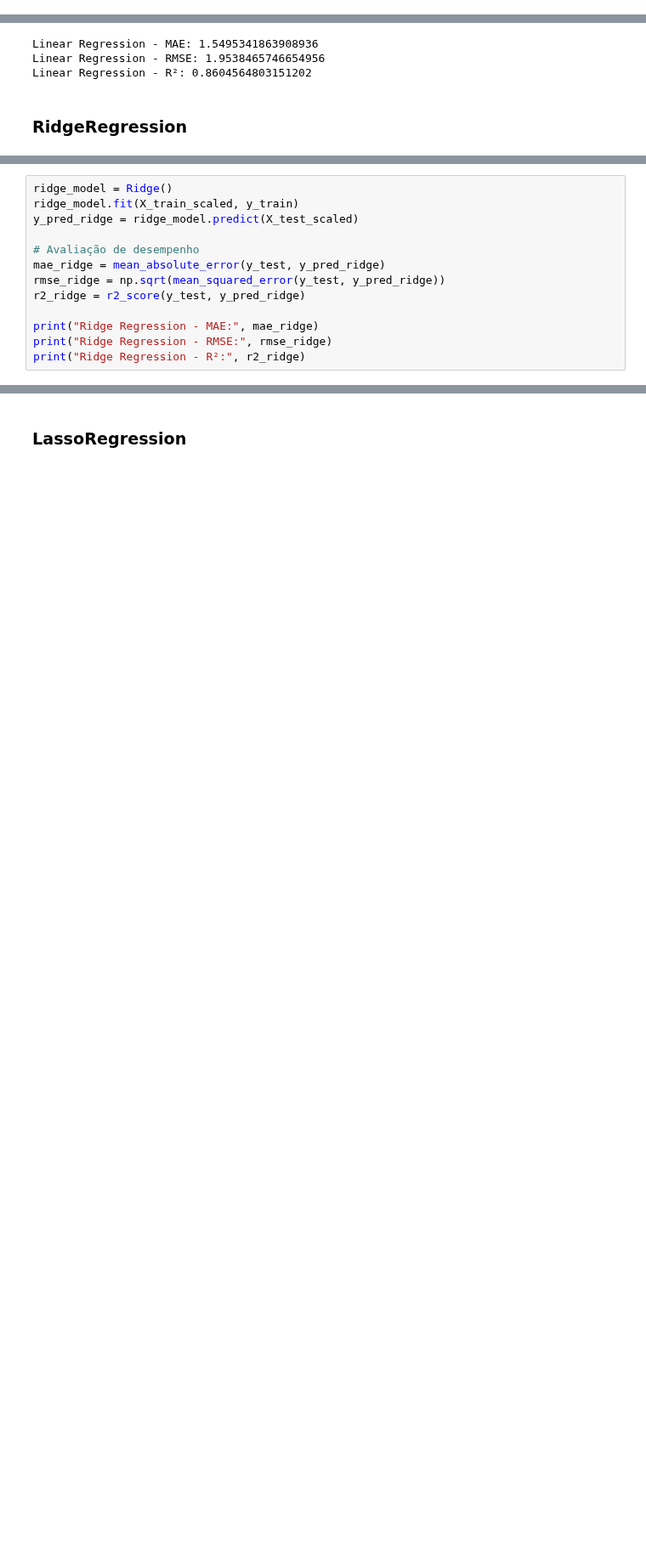
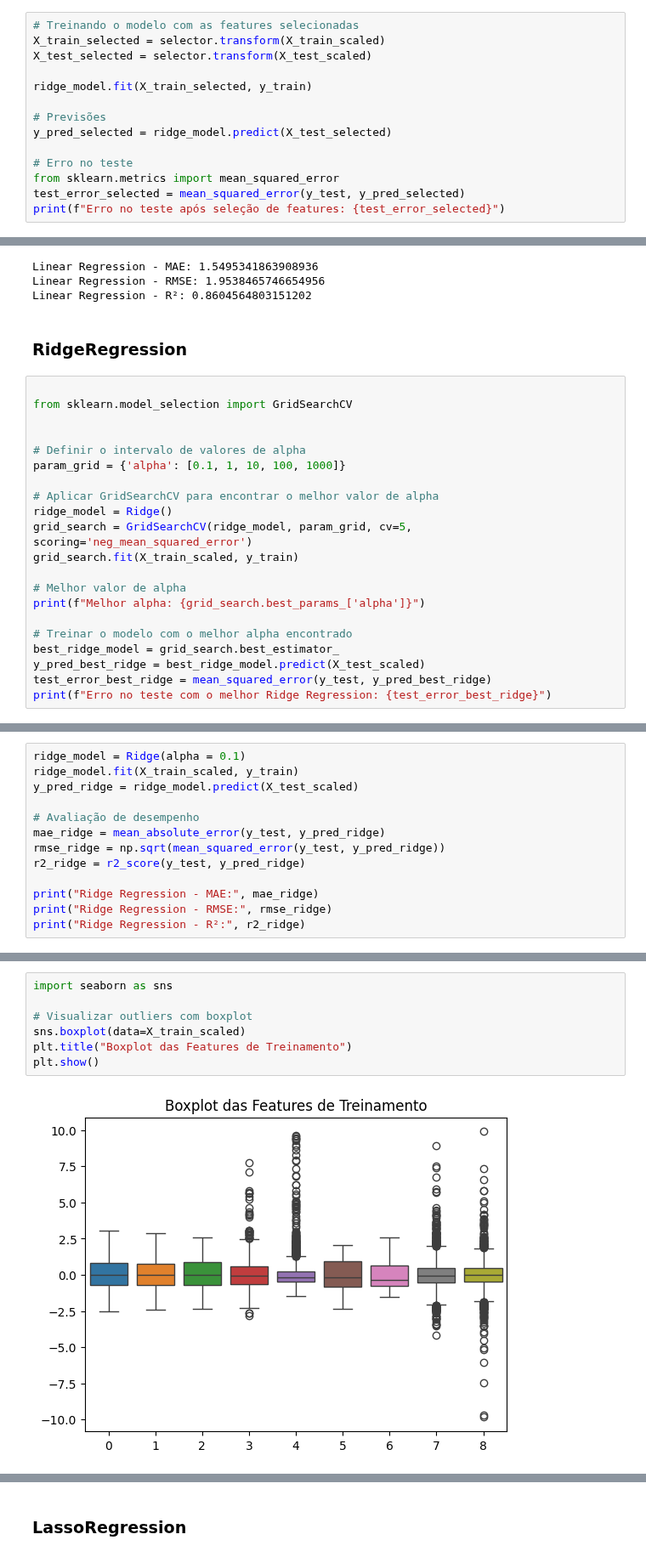
Before and after one commit to Juanpcsdev/Oil-Stock-Project, a Jupyter notebook: Notebooks/Analise/analisePreditiva_real.ipynb, the cells around one changed output, grey strips where cells are left out. Shown at 85% size. Cells and saved outputs as stored; diff of their text form; blank space fills up the shorter version.

Commit message:
tratamento de erros

```diff
--- a/Notebooks/Analise/analisePreditiva_real.ipynb
+++ b/Notebooks/Analise/analisePreditiva_real.ipynb
@@ -371,0 +389,14 @@ X_test_scaled = scaler.transform(X_test)
+# %%
+# Treinando o modelo com as features selecionadas
+X_train_selected = selector.transform(X_train_scaled)
+X_test_selected = selector.transform(X_test_scaled)
+
+ridge_model.fit(X_train_selected, y_train)
+
+# Previsões
+y_pred_selected = ridge_model.predict(X_test_selected)
+
+# Erro no teste
+from sklearn.metrics import mean_squared_error
+test_error_selected = mean_squared_error(y_test, y_pred_selected)
+print(f"Erro no teste após seleção de features: {test_error_selected}")
@@ -411,3 +444,24 @@ Linear Regression - RMSE: 1.9538465746654956
 Linear Regression - R²: 0.8604564803151202
 # %% [markdown]
 ### RidgeRegression
+# %%
+
+from sklearn.model_selection import GridSearchCV
+
+
+# Definir o intervalo de valores de alpha
+param_grid = {'alpha': [0.1, 1, 10, 100, 1000]}
+
+# Aplicar GridSearchCV para encontrar o melhor valor de alpha
+ridge_model = Ridge()
+grid_search = GridSearchCV(ridge_model, param_grid, cv=5, scoring='neg_mean_squared_error')
+grid_search.fit(X_train_scaled, y_train)
+
+# Melhor valor de alpha
+print(f"Melhor alpha: {grid_search.best_params_['alpha']}")
+
+# Treinar o modelo com o melhor alpha encontrado
+best_ridge_model = grid_search.best_estimator_
+y_pred_best_ridge = best_ridge_model.predict(X_test_scaled)
+test_error_best_ridge = mean_squared_error(y_test, y_pred_best_ridge)
+print(f"Erro no teste com o melhor Ridge Regression: {test_error_best_ridge}")
@@ -414,5 +471,5 @@ Linear Regression - R²: 0.8604564803151202
 # %%
-ridge_model = Ridge()
+ridge_model = Ridge(alpha = 0.1)
 ridge_model.fit(X_train_scaled, y_train)
 y_pred_ridge = ridge_model.predict(X_test_scaled)
 
@@ -430,0 +488,9 @@ Ridge Regression - R²: 0.860506489779649
+# %%
+import seaborn as sns
+
+# Visualizar outliers com boxplot
+sns.boxplot(data=X_train_scaled)
+plt.title("Boxplot das Features de Treinamento")
+plt.show()
+# %% [output]
+[figure, added]
```
Also changed, not shown: parts of 24 cells of this notebook, 3 other files.
